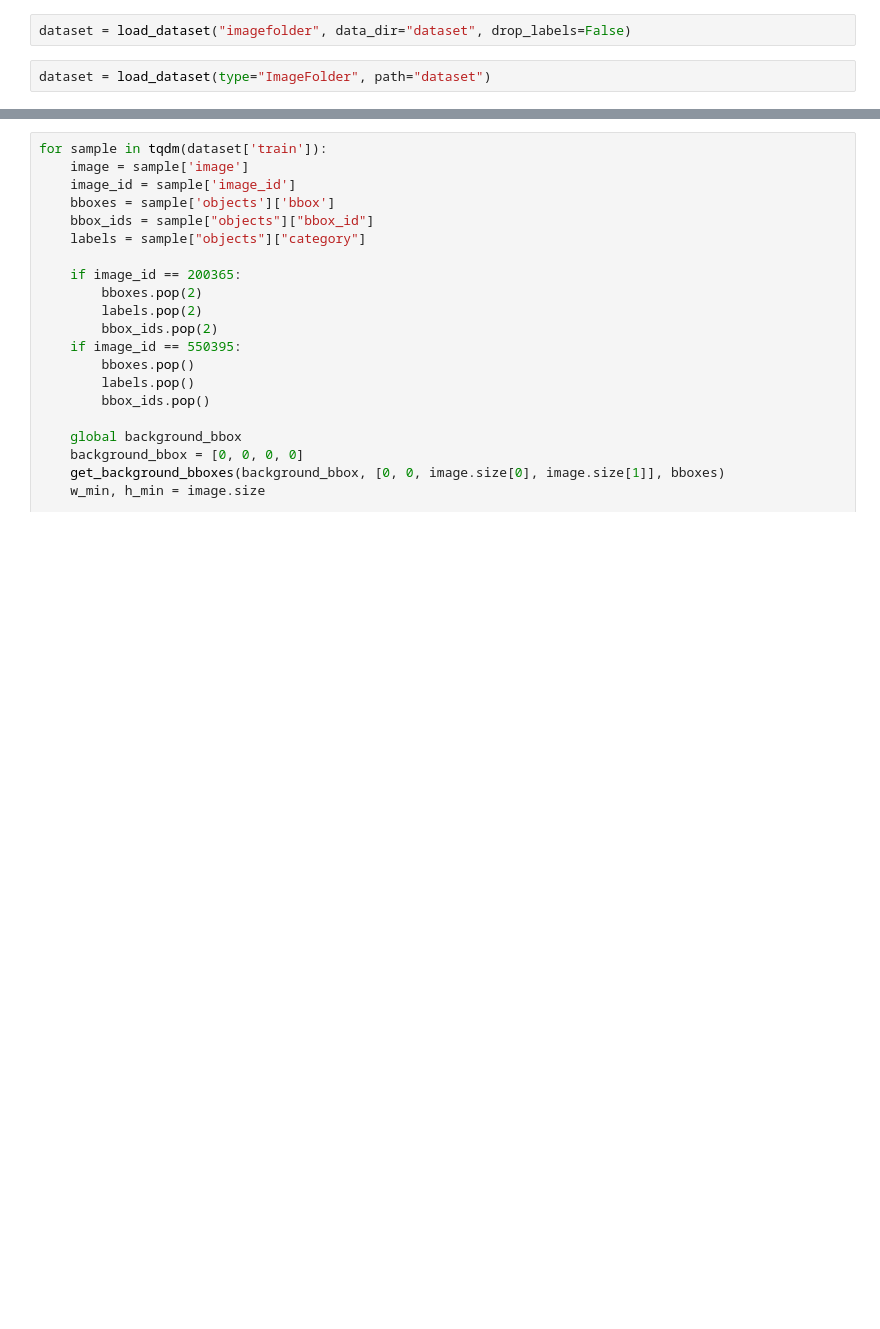
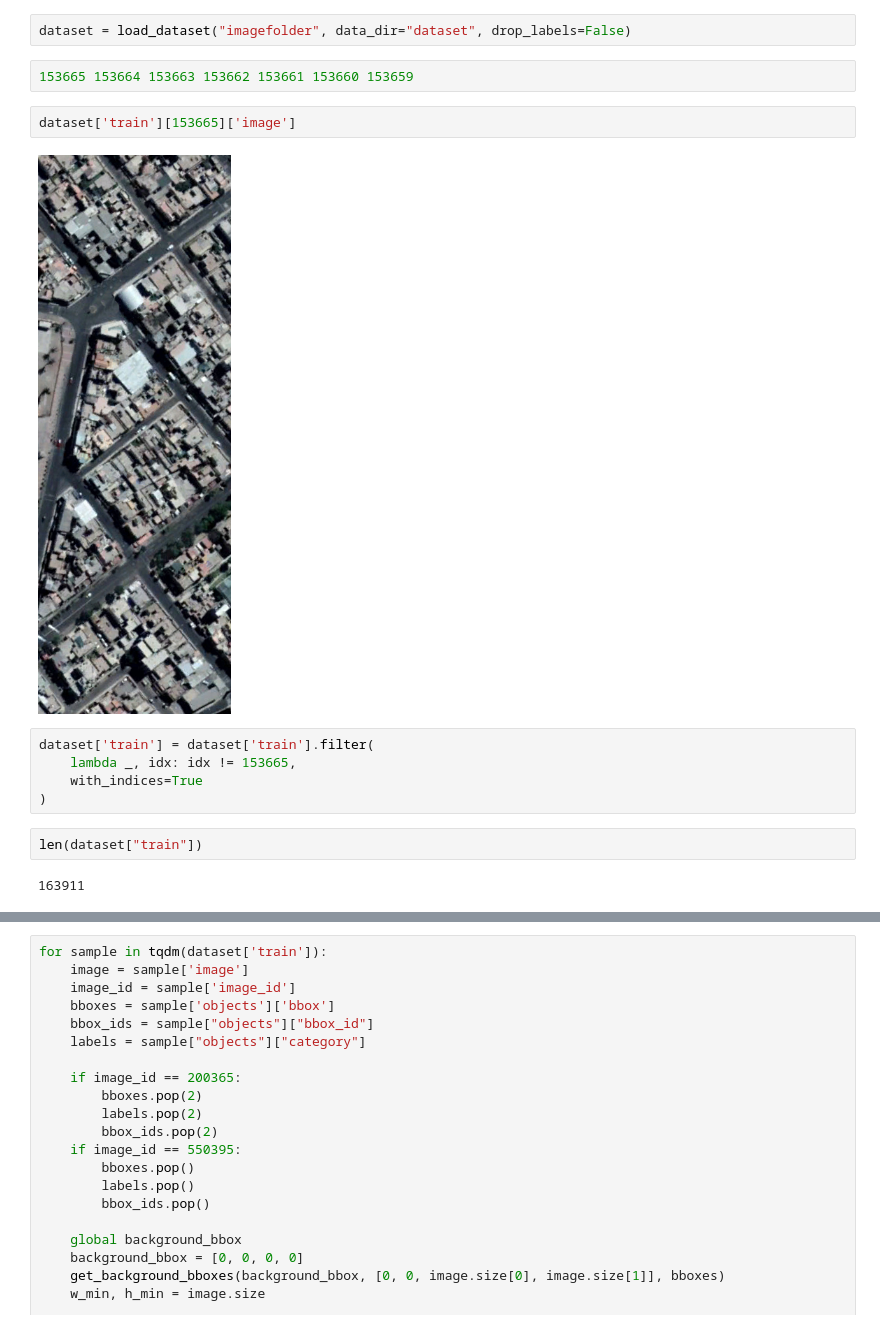
Before and after one commit to HichTala/Sandbox, a Jupyter notebook: background_dataset.ipynb, the cells around one changed output, grey strips where cells are left out. Drawn from its saved outputs; the diff is of its cells as text; blank space fills up the shorter version.

```diff
--- a/background_dataset.ipynb
+++ b/background_dataset.ipynb
@@ -193,5 +197,18 @@ image.crop((x1, y1, x2, y2)).size
 #         image.crop((x1, y1, x2, y2)).save(f"dataset/train/{id2label['0']}/{image_id}_background.png")
 # %%
 dataset = load_dataset("imagefolder", data_dir="dataset", drop_labels=False)
-# %%
-dataset = load_dataset(type="ImageFolder", path="dataset")
+# %%
+153665 153664 153663 153662 153661 153660 153659
+# %%
+dataset['train'][153665]['image']
+# %% [output]
+[figure, added]
+# %%
+dataset['train'] = dataset['train'].filter(
+    lambda _, idx: idx != 153665,
+    with_indices=True
+)
+# %%
+len(dataset["train"])
+# %% [output]
+163911
```
Also changed, not shown: parts of 7 cells of this notebook, 3 other files.
